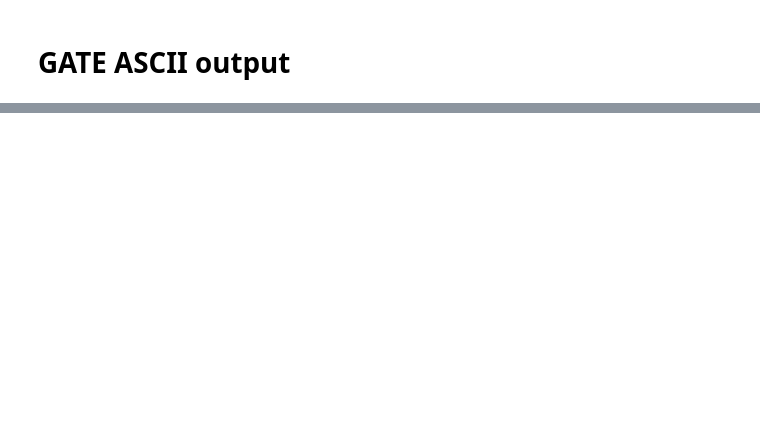
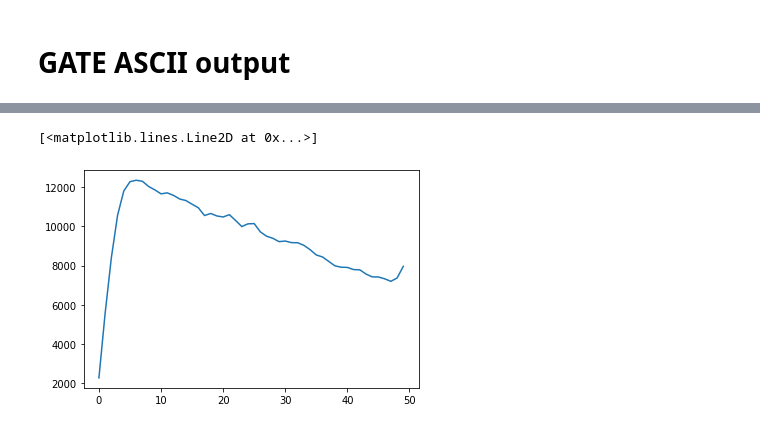
Before and after one commit to MCvin/Python_Gate, a Jupyter notebook: gate_outputs/gate_outputs.ipynb, the cells around one changed output, grey strips where cells are left out. Saved outputs shown, nothing was run; the diff lists cells and outputs as text; code cells hidden in the pictures; blank space fills up the shorter version.

```diff
--- a/gate_outputs/gate_outputs.ipynb
+++ b/gate_outputs/gate_outputs.ipynb
@@ -56,0 +102,6 @@ f = ax2.set_ylabel('Uncertainty')
+# %%
+p_edep = arr_dose.sum(axis=(2,1))
+plt.plot(p_edep)
+# %% [output]
+[<matplotlib.lines.Line2D at 0x...>]
+[figure, added]
```
Also changed, not shown: parts of 26 cells of this notebook, 3 other files.
